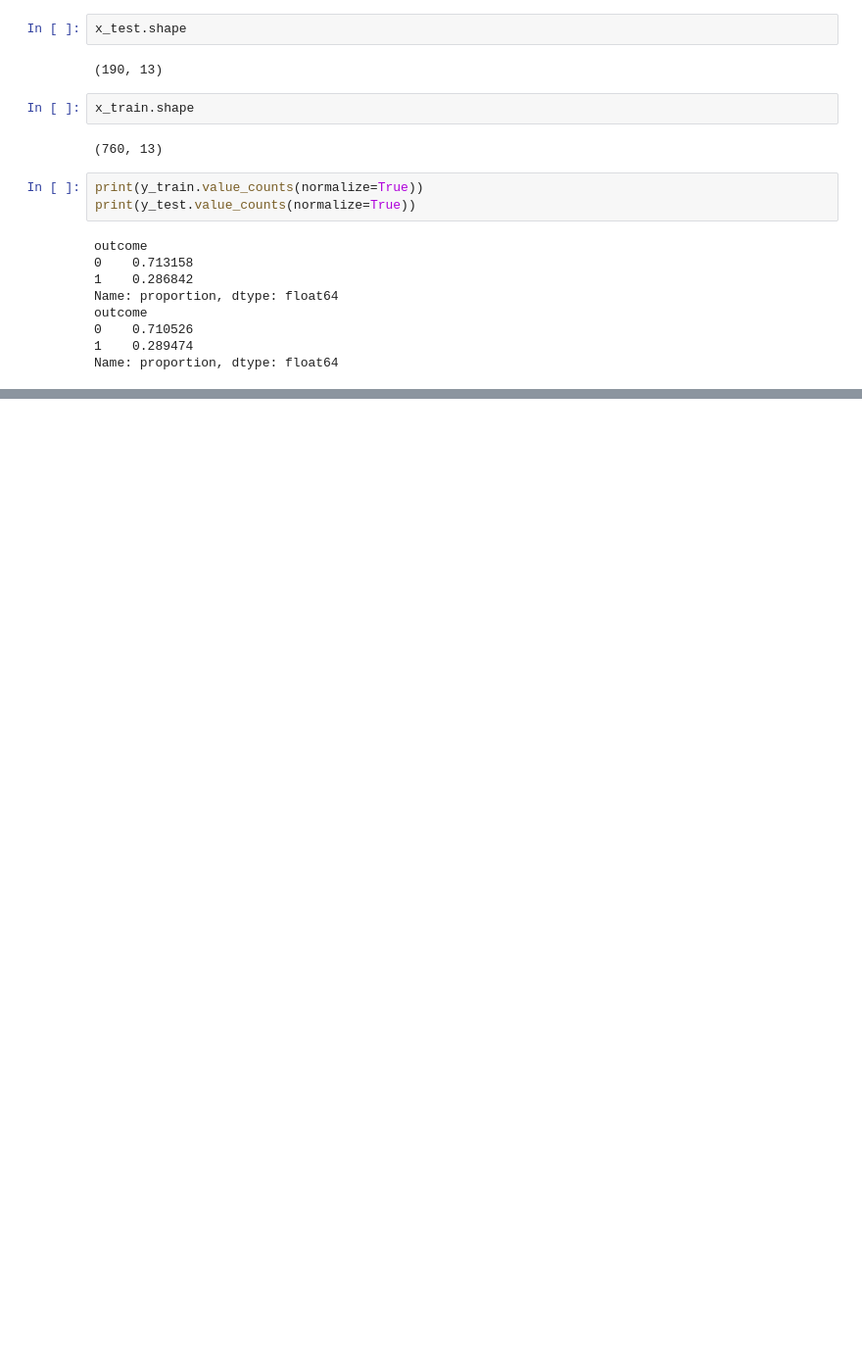
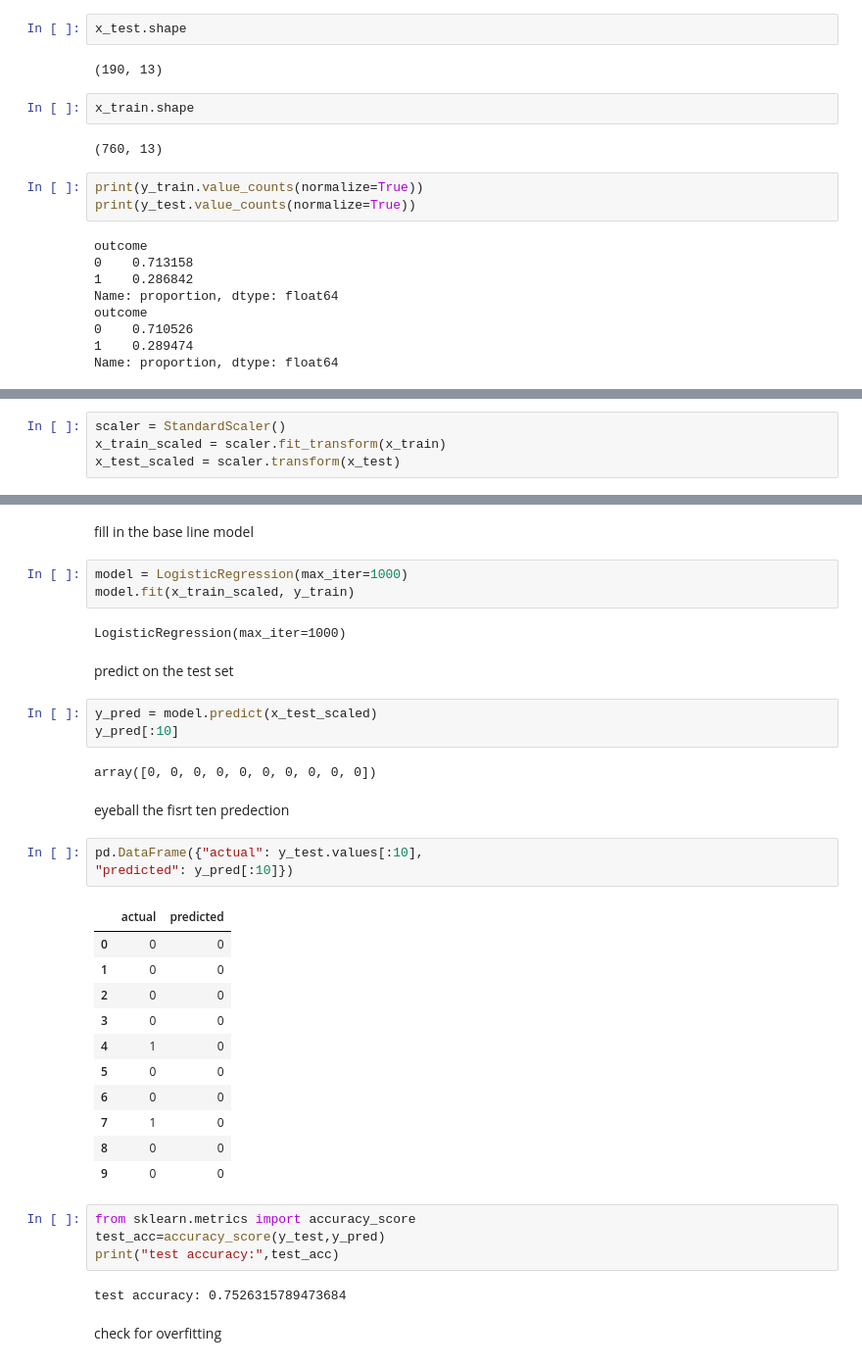
Before and after one commit to muhmmedajlan755-byte/project1_daibatise, a Jupyter notebook: notebook/ajlan_d4.ipynb, the cells around one changed output, grey strips where cells are left out. Shown at 98% size. Saved outputs shown, nothing was run; the diff lists cells and outputs as text; blank space fills up the shorter version.

Commit message:
build the baseline model

```diff
--- a/notebook/ajlan_d4.ipynb
+++ b/notebook/ajlan_d4.ipynb
@@ -113,0 +139,4 @@ Name: proportion, dtype: float64
+# %%
+scaler = StandardScaler()
+x_train_scaled = scaler.fit_transform(x_train)
+x_test_scaled = scaler.transform(x_test)
@@ -113,0 +159,39 @@ Name: proportion, dtype: float64
+# %% [markdown]
+fill in the base line model
+# %%
+model = LogisticRegression(max_iter=1000)
+model.fit(x_train_scaled, y_train)
+# %% [output]
+LogisticRegression(max_iter=1000)
+# %% [markdown]
+predict on the test set
+# %%
+y_pred = model.predict(x_test_scaled)
+y_pred[:10]
+# %% [output]
+array([0, 0, 0, 0, 0, 0, 0, 0, 0, 0])
+# %% [markdown]
+eyeball the fisrt ten predection
+# %%
+pd.DataFrame({"actual": y_test.values[:10],
+"predicted": y_pred[:10]})
+# %% [output]
+|  | actual | predicted |
+| 0 | 0 | 0 |
+| 1 | 0 | 0 |
+| 2 | 0 | 0 |
+| 3 | 0 | 0 |
+| 4 | 1 | 0 |
+| 5 | 0 | 0 |
+| 6 | 0 | 0 |
+| 7 | 1 | 0 |
+| 8 | 0 | 0 |
+| 9 | 0 | 0 |
+# %%
+from sklearn.metrics import accuracy_score
+test_acc=accuracy_score(y_test,y_pred)
+print("test accuracy:",test_acc)
+# %% [output]
+test accuracy: 0.7526315789473684
+# %% [markdown]
+check for overfitting
```
Also changed, not shown: parts of 11 cells of this notebook.
